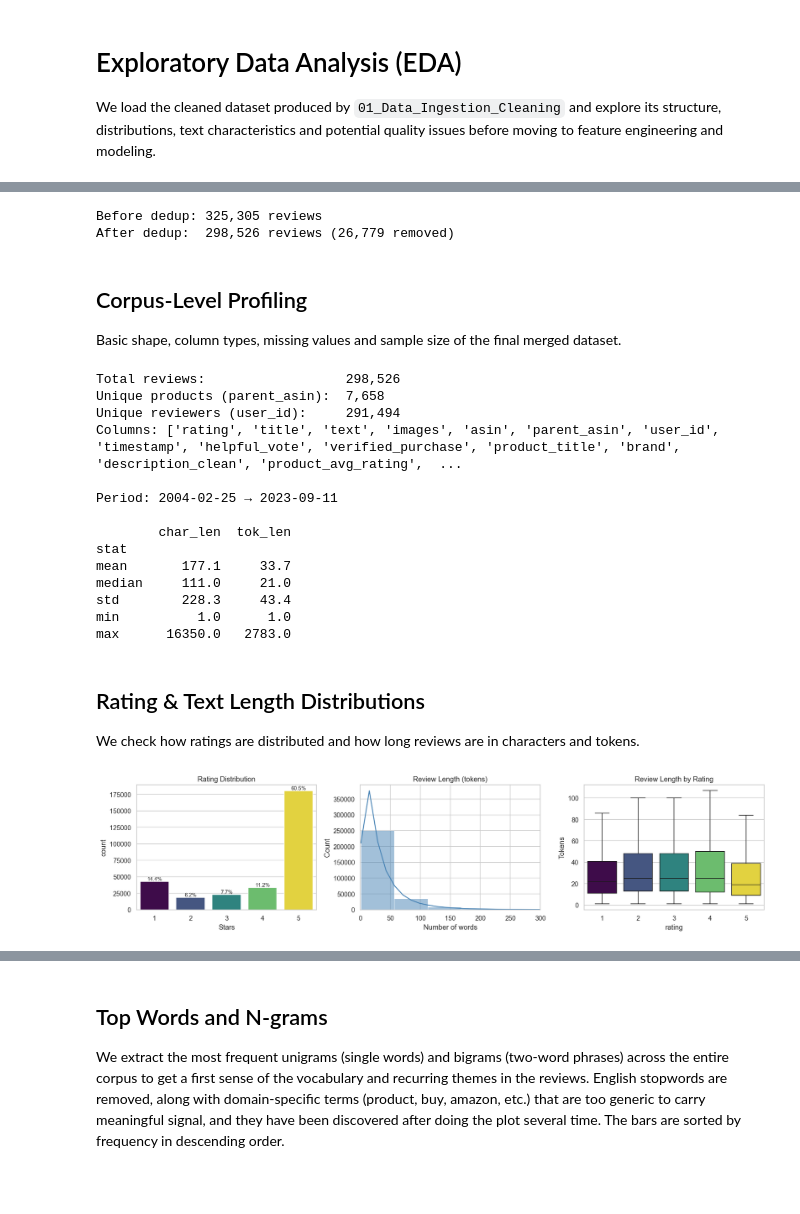
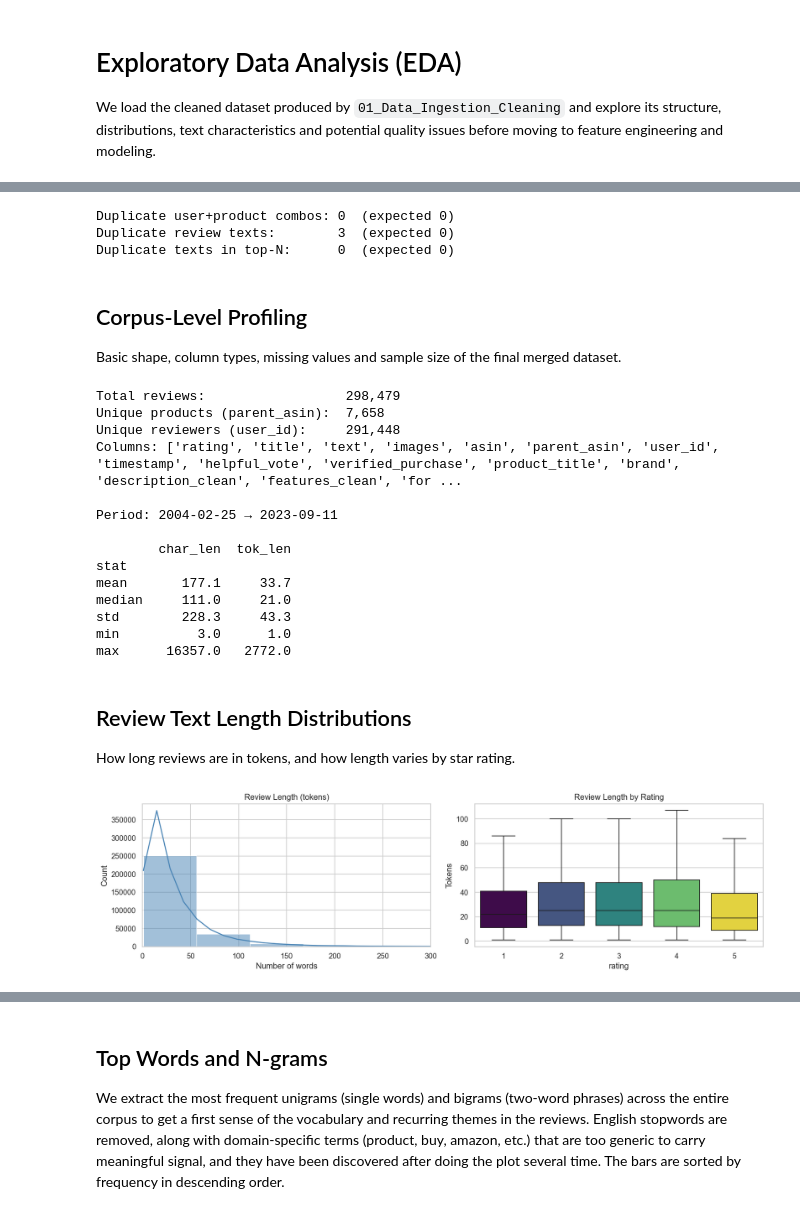
Before and after one commit to FilippoNannucci/DiscoverAI, a Jupyter notebook: 02_EDA.ipynb, the cells around one changed output, grey strips where cells are left out. Cells and saved outputs as stored; diff of their text form; code cells hidden in the pictures; blank space fills up the shorter version.

Commit message:
Integrate EDA sections from v4 analysis and fix dedup pipeline order

```diff
--- a/02_EDA.ipynb
+++ b/02_EDA.ipynb
@@ -7,9 +7,7 @@ We load the cleaned dataset produced by `01_Data_Ingestion_Cleaning` and explore
 import pandas as pd
 import numpy as np
 import matplotlib.pyplot as plt
+import matplotlib.patches as mpatches
 import seaborn as sns
 from collections import Counter
-
-sns.set_theme(style="whitegrid")
-plt.rcParams["figure.dpi"] = 120
 # %%
@@ -26,15 +31,18 @@ Loaded 325,305 reviews
 | 3 | 1 | Not for me | Didn't do a thing for me. Not say... | NaN | B08KYJLF5T | B08KYJLF5T | AEQAYV7RXZEBXMQIQPL6KCT2CFWQ | 2022-01-20 23:53:07.262 | 0 | ... |
 | 4 | 5 | returned | it was a nice tray smaller than i... | NaN | B01H0SVP9O | B01H0SVP9O | AHGAOIZVODNHYMNCBV4DECZH42UQ | 2020-11-11 14:54:54.192 | 0 | ... |
 # %%
-# Remove duplicates before any analysis
-n_before = len(df)
-df = df.drop_duplicates(subset=["user_id", "parent_asin"])
-df = df.drop_duplicates(subset=["text"])
-print(f"Before dedup: {n_before:,} reviews")
-print(f"After dedup:  {len(df):,} reviews ({n_before - len(df):,} removed)")
+# Verify that dedup was already applied in notebook 01
+dup_user_product = df.duplicated(subset=["user_id", "parent_asin"]).sum()
+dup_text         = df.duplicated(subset=["text"]).sum()
+print(f"Duplicate user+product combos: {dup_user_product:,}  (expected 0)")
+print(f"Duplicate review texts:        {dup_text:,}  (expected 0)")
+
+dup_rev_text = rev.duplicated(subset=["text"]).sum()
+print(f"Duplicate texts in top-N:      {dup_rev_text:,}  (expected 0)")
 # %% [output]
-Before dedup: 325,305 reviews
-After dedup:  298,526 reviews (26,779 removed)
+Duplicate user+product combos: 0  (expected 0)
+Duplicate review texts:        3  (expected 0)
+Duplicate texts in top-N:      0  (expected 0)
 # %% [markdown]
 ## Corpus-Level Profiling
 
@@ -59,10 +67,10 @@ summary = df[["char_len", "tok_len"]].agg(["mean", "median", "std", "min", "max"
 summary.index.name = "stat"
 print(summary)
 # %% [output]
-Total reviews:                  298,526
+Total reviews:                  298,479
 Unique products (parent_asin):  7,658
-Unique reviewers (user_id):     291,494
-Columns: ['rating', 'title', 'text', 'images', 'asin', 'parent_asin', 'user_id', 'timestamp', 'helpful_vote', 'verified_purchase', 'product_title', 'brand', 'description_clean', 'product_avg_rating',  ...
+Unique reviewers (user_id):     291,448
+Columns: ['rating', 'title', 'text', 'images', 'asin', 'parent_asin', 'user_id', 'timestamp', 'helpful_vote', 'verified_purchase', 'product_title', 'brand', 'description_clean', 'features_clean', 'for ...
 
 Period: 2004-02-25 → 2023-09-11
 
@@ -70,42 +78,35 @@ Period: 2004-02-25 → 2023-09-11
 stat
 mean       177.1     33.7
 median     111.0     21.0
-std        228.3     43.4
-min          1.0      1.0
-max      16350.0   2783.0
+std        228.3     43.3
+min          3.0      1.0
+max      16357.0   2772.0
 # %% [markdown]
-## Rating & Text Length Distributions
+## Review Text Length Distributions
 
-We check how ratings are distributed and how long reviews are in characters and tokens.
+How long reviews are in tokens, and how length varies by star rating.
 # %%
-# Rating distribution
-fig, axes = plt.subplots(1, 3, figsize=(16, 4))
+# Plot style configuration
+sns.set_theme(style="whitegrid", palette="muted")
+plt.rcParams["figure.dpi"] = 130
+plt.rcParams["font.family"] = "sans-serif"
 
-ax = sns.countplot(x="rating", data=df, ax=axes[0], palette="viridis",
-                   hue="rating", legend=False)
-axes[0].set_title("Rating Distribution")
-axes[0].set_xlabel("Stars")
-
-# Adding % labels on top of each bar
-total = len(df)
-for p in ax.patches:
-    pct = f"{100 * p.get_height() / total:.1f}%"
-    ax.annotate(pct, (p.get_x() + p.get_width() / 2, p.get_height()),
-                ha="center", va="bottom", fontsize=9)
+# Review length distributions (rating distribution is covered in the Rating Bias section)
+fig, axes = plt.subplots(1, 2, figsize=(14, 4))
 
 # Review length in tokens — capping at 300 to avoid outliers squashing the plot
-sns.histplot(df["tok_len"], bins=50, kde=True, ax=axes[1], color="steelblue")
-axes[1].set_title("Review Length (tokens)")
-axes[1].set_xlabel("Number of words")
-axes[1].set_xlim(0, 300)
+sns.histplot(df["tok_len"], bins=50, kde=True, ax=axes[0], color="steelblue")
+axes[0].set_title("Review Length (tokens)")
+axes[0].set_xlabel("Number of words")
+axes[0].set_xlim(0, 300)
 
 # Review length by rating — hiding outliers to keep boxes readable
-sns.boxplot(x="rating", y="tok_len", data=df, ax=axes[2], palette="viridis",
+sns.boxplot(x="rating", y="tok_len", data=df, ax=axes[1], palette="viridis",
             showfliers=False, hue="rating", legend=False)
-axes[2].set_title("Review Length by Rating")
-axes[2].set_ylabel("Tokens")
+axes[1].set_title("Review Length by Rating")
+axes[1].set_ylabel("Tokens")
 
 plt.tight_layout()
 plt.show()
 # %% [output]
-[figure, old version]
+[figure, new version]
```
Also changed, not shown: parts of 14 cells of this notebook, 1 other file.
